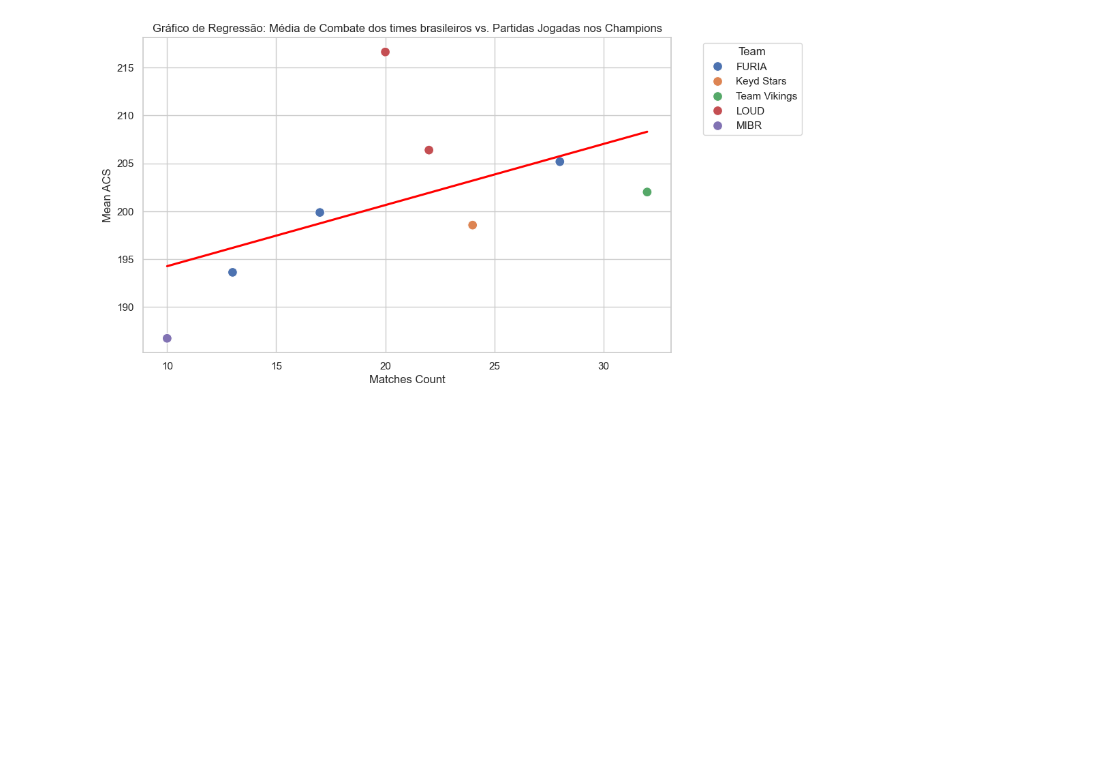
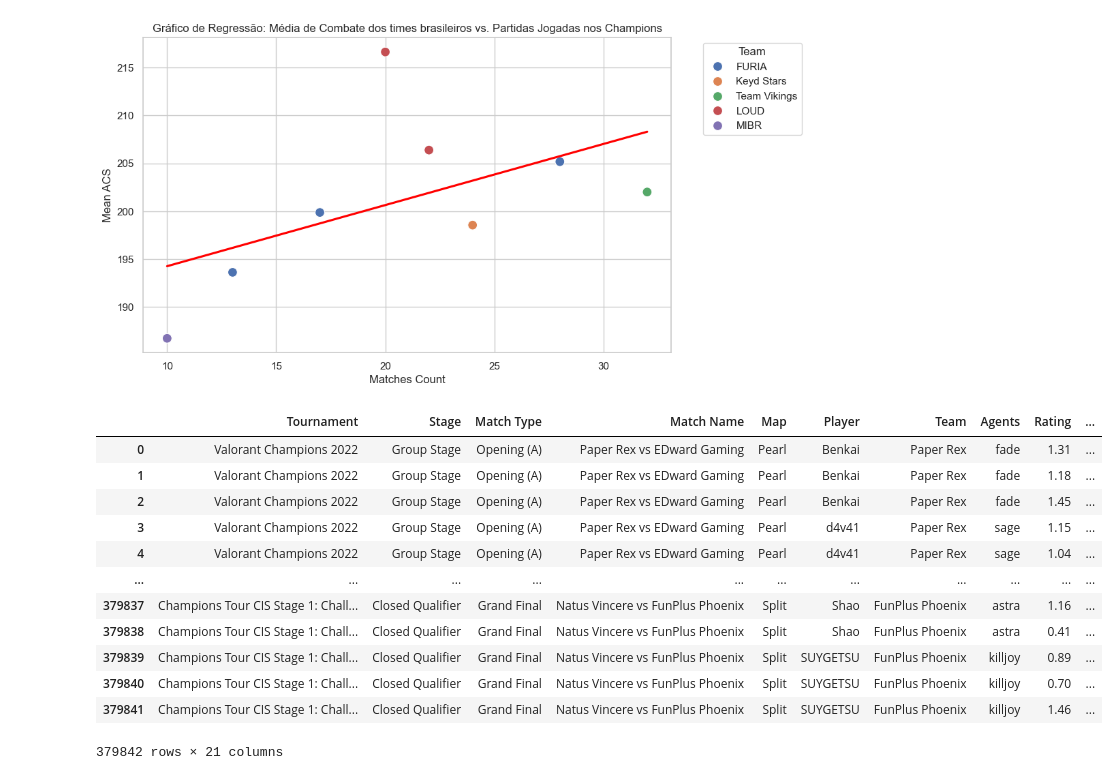
Before and after one commit to PedroLSCabral/Projeto-ICD, a Jupyter notebook: Presentation.ipynb, the cells around one changed output. Drawn from its saved outputs; the diff is of its cells as text; code cells hidden in the pictures; blank space fills up the shorter version.

```diff
--- a/Presentation.ipynb
+++ b/Presentation.ipynb
@@ -316,3 +316,19 @@ plt.legend(title='Team', bbox_to_anchor=(1.05, 1), loc='upper left')
 plt.show()
 # %% [output]
 [figure]
+# %%
+overview2022
+# %% [output]
+|  | Tournament | Stage | Match Type | Match Name | Map | Player | Team | Agents | Rating | ... |
+| 0 | Valorant Champions 2022 | Group Stage | Opening (A) | Paper Rex vs EDward Gaming | Pearl | Benkai | Paper Rex | fade | 1.31 | ... |
+| 1 | Valorant Champions 2022 | Group Stage | Opening (A) | Paper Rex vs EDward Gaming | Pearl | Benkai | Paper Rex | fade | 1.18 | ... |
+| 2 | Valorant Champions 2022 | Group Stage | Opening (A) | Paper Rex vs EDward Gaming | Pearl | Benkai | Paper Rex | fade | 1.45 | ... |
+| 3 | Valorant Champions 2022 | Group Stage | Opening (A) | Paper Rex vs EDward Gaming | Pearl | d4v41 | Paper Rex | sage | 1.15 | ... |
+| 4 | Valorant Champions 2022 | Group Stage | Opening (A) | Paper Rex vs EDward Gaming | Pearl | d4v41 | Paper Rex | sage | 1.04 | ... |
+| ... | ... | ... | ... | ... | ... | ... | ... | ... | ... | ... |
+| 379837 | Champions Tour CIS Stage 1: Chall... | Closed Qualifier | Grand Final | Natus Vincere vs FunPlus Phoenix | Split | Shao | FunPlus Phoenix | astra | 1.16 | ... |
+| 379838 | Champions Tour CIS Stage 1: Chall... | Closed Qualifier | Grand Final | Natus Vincere vs FunPlus Phoenix | Split | Shao | FunPlus Phoenix | astra | 0.41 | ... |
+| 379839 | Champions Tour CIS Stage 1: Chall... | Closed Qualifier | Grand Final | Natus Vincere vs FunPlus Phoenix | Split | SUYGETSU | FunPlus Phoenix | killjoy | 0.89 | ... |
+| 379840 | Champions Tour CIS Stage 1: Chall... | Closed Qualifier | Grand Final | Natus Vincere vs FunPlus Phoenix | Split | SUYGETSU | FunPlus Phoenix | killjoy | 0.70 | ... |
+| 379841 | Champions Tour CIS Stage 1: Chall... | Closed Qualifier | Grand Final | Natus Vincere vs FunPlus Phoenix | Split | SUYGETSU | FunPlus Phoenix | killjoy | 1.46 | ... |
+379842 rows × 21 columns
```
Also changed, not shown: parts of 13 cells of this notebook.
